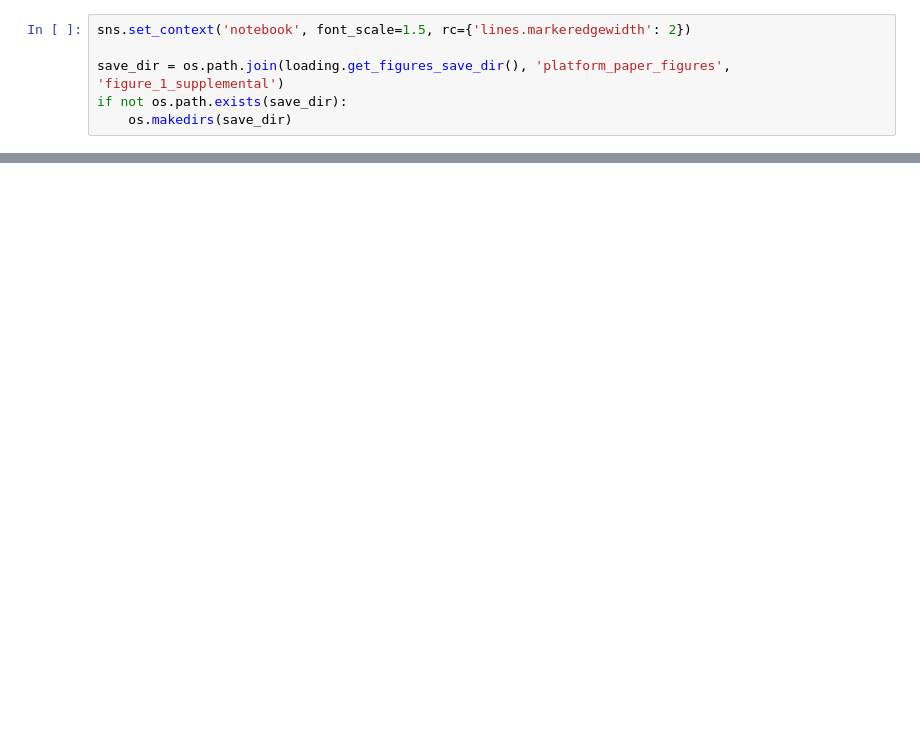
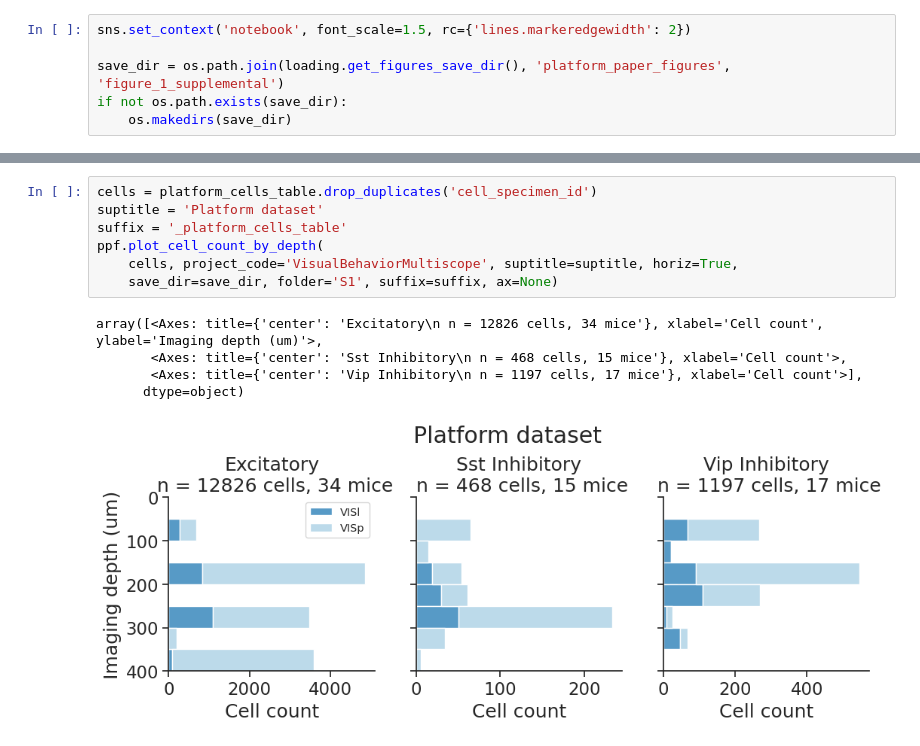
Before and after one commit to AllenInstitute/visual_behavior_analysis, a Jupyter notebook: notebooks/platform_paper_figures/figure_1_supplemental.ipynb, the cells around one changed output, grey strips where cells are left out. Saved outputs shown, nothing was run; the diff lists cells and outputs as text; blank space fills up the shorter version.

```diff
--- a/notebooks/platform_paper_figures/figure_1_supplemental.ipynb
+++ b/notebooks/platform_paper_figures/figure_1_supplemental.ipynb
@@ -460,0 +102,13 @@ for mouse_id in sst_mice.index.values[:5]:
+# %%
+cells = platform_cells_table.drop_duplicates('cell_specimen_id')
+suptitle = 'Platform dataset'
+suffix = '_platform_cells_table'
+ppf.plot_cell_count_by_depth(
+    cells, project_code='VisualBehaviorMultiscope', suptitle=suptitle, horiz=True,
+    save_dir=save_dir, folder='S1', suffix=suffix, ax=None)
+# %% [output]
+array([<Axes: title={'center': 'Excitatory\n n = 12826 cells, 34 mice'}, xlabel='Cell count', ylabel='Imaging depth (um)'>,
+       <Axes: title={'center': 'Sst Inhibitory\n n = 468 cells, 15 mice'}, xlabel='Cell count'>,
+       <Axes: title={'center': 'Vip Inhibitory\n n = 1197 cells, 17 mice'}, xlabel='Cell count'>],
+      dtype=object)
+[figure, added]
```
Also changed, not shown: parts of 47 cells of this notebook, 24 other files.
